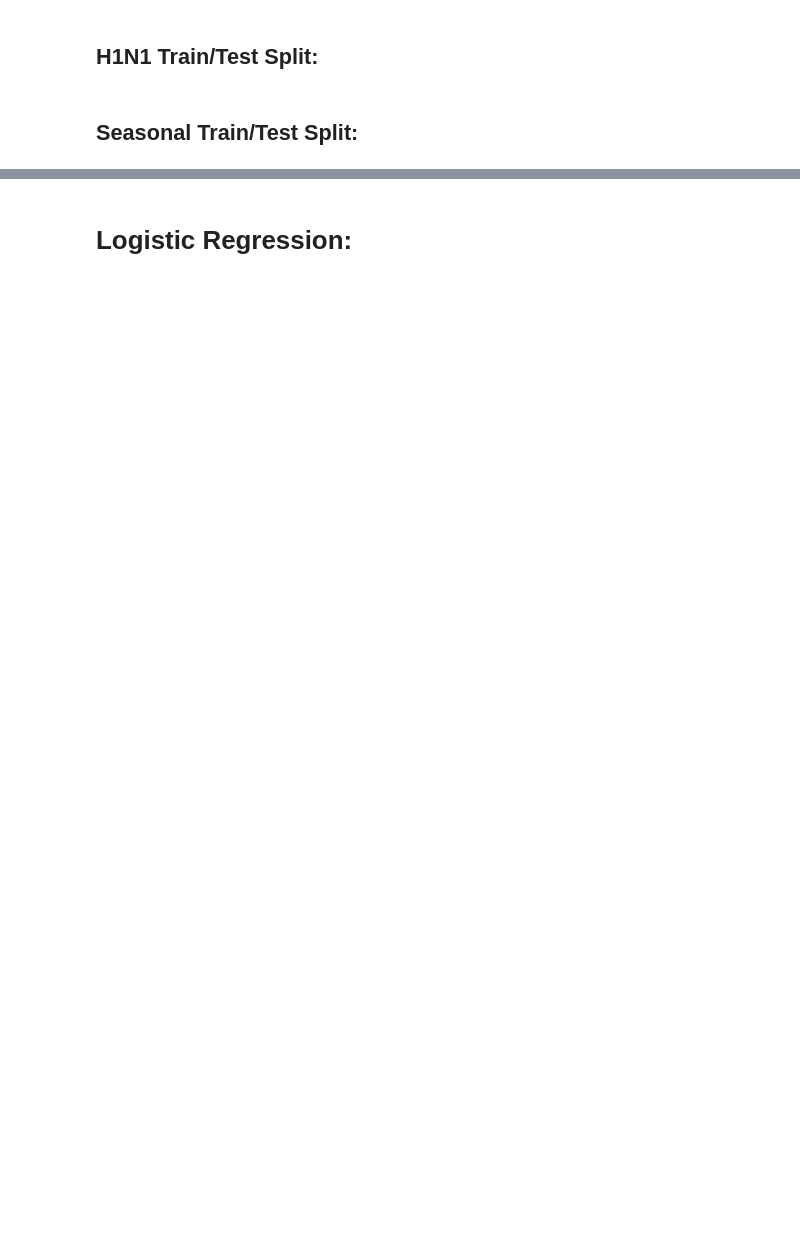
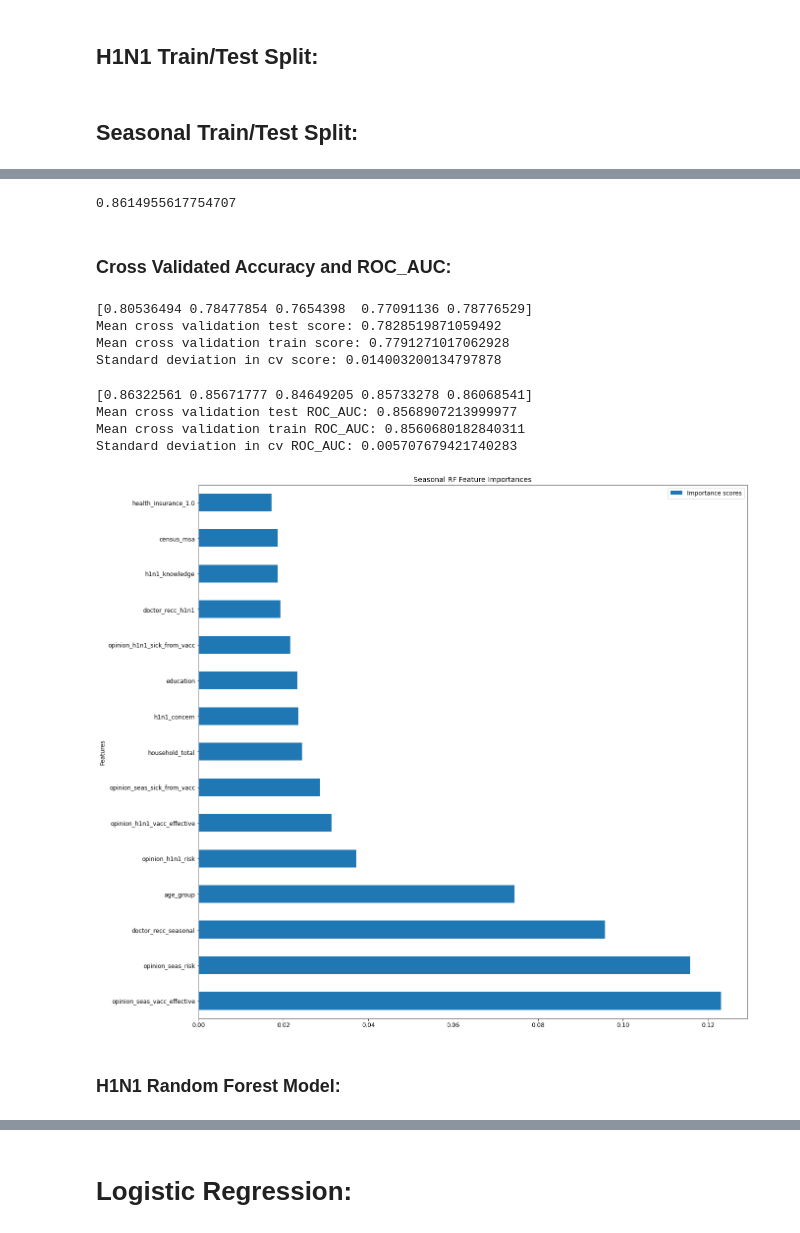
Before and after one commit to mototom421/Springboard, a Jupyter notebook: Capstone2-FluPrediction/Flu_Modeling.ipynb, the cells around one changed output, grey strips where cells are left out. Saved outputs shown, nothing was run; the diff lists cells and outputs as text; code cells hidden in the pictures; blank space fills up the shorter version.

```diff
--- a/Capstone2-FluPrediction/Flu_Modeling.ipynb
+++ b/Capstone2-FluPrediction/Flu_Modeling.ipynb
@@ -52 +144,50 @@ print(Accuracy_rfc)
+# %%
+roc_auc_score(ys_test, rfc_s_proba[:,1])
+# %% [output]
+0.8614955617754707
+# %% [markdown]
+### Cross Validated Accuracy and ROC_AUC:
+# %%
+cv_scores_test= cross_val_score(rfc,Xs_test,ys_test,cv=5)
+cv_scores_train= cross_val_score(rfc,Xs_train,ys_train,cv=5)
+print(cv_scores_test)
+cv_scores_rfs_test= cv_scores_test.mean()
+cv_scores_rfs_train= cv_scores_train.mean()
+cv_scores_std_rfs= cv_scores_test.std()
+print ('Mean cross validation test score: ' +str(cv_scores_rfs_test))
+print ('Mean cross validation train score: ' +str(cv_scores_rfs_train))
+print ('Standard deviation in cv score: ' +str(cv_scores_std_rfs))
+# %% [output]
+[0.80536494 0.78477854 0.7654398  0.77091136 0.78776529]
+Mean cross validation test score: 0.7828519871059492
+Mean cross validation train score: 0.7791271017062928
+Standard deviation in cv score: 0.014003200134797878
+# %%
+cv_scores_test= cross_val_score(rfc,Xs_test,ys_test,cv=5,scoring='roc_auc')
+cv_scores_train= cross_val_score(rfc,Xs_train,ys_train,cv=5,scoring='roc_auc')
+print(cv_scores_test)
+cv_rocauc_rfs_test= cv_scores_test.mean()
+cv_rocauc_rfs_train= cv_scores_train.mean()
+cv_rocauc_std_rfs= cv_scores_test.std()
+print ('Mean cross validation test ROC_AUC: ' +str(cv_rocauc_rfs_test))
+print ('Mean cross validation train ROC_AUC: ' +str(cv_rocauc_rfs_train))
+print ('Standard deviation in cv ROC_AUC: ' +str(cv_rocauc_std_rfs))
+# %% [output]
+[0.86322561 0.85671777 0.84649205 0.85733278 0.86068541]
+Mean cross validation test ROC_AUC: 0.8568907213999977
+Mean cross validation train ROC_AUC: 0.8560680182840311
+Standard deviation in cv ROC_AUC: 0.005707679421740283
+# %%
+importances = list(rfc.feature_importances_)
+
+tab=pd.DataFrame(list(zip(Xs,importances)),columns =['Features', 'Importance scores'])
+imp = tab.sort_values(by='Importance scores', ascending=False)
+
+imp[:15].plot(kind='barh', x='Features')
+plt.title('Seasonal RF Feature Importances')
+plt.savefig('./figures/RFC_seas_FI.pdf');
+# %% [output]
+[figure, added]
+# %% [markdown]
+### H1N1 Random Forest Model:
 # %%
```
Also changed, not shown: parts of 142 cells of this notebook, 42 other files.
